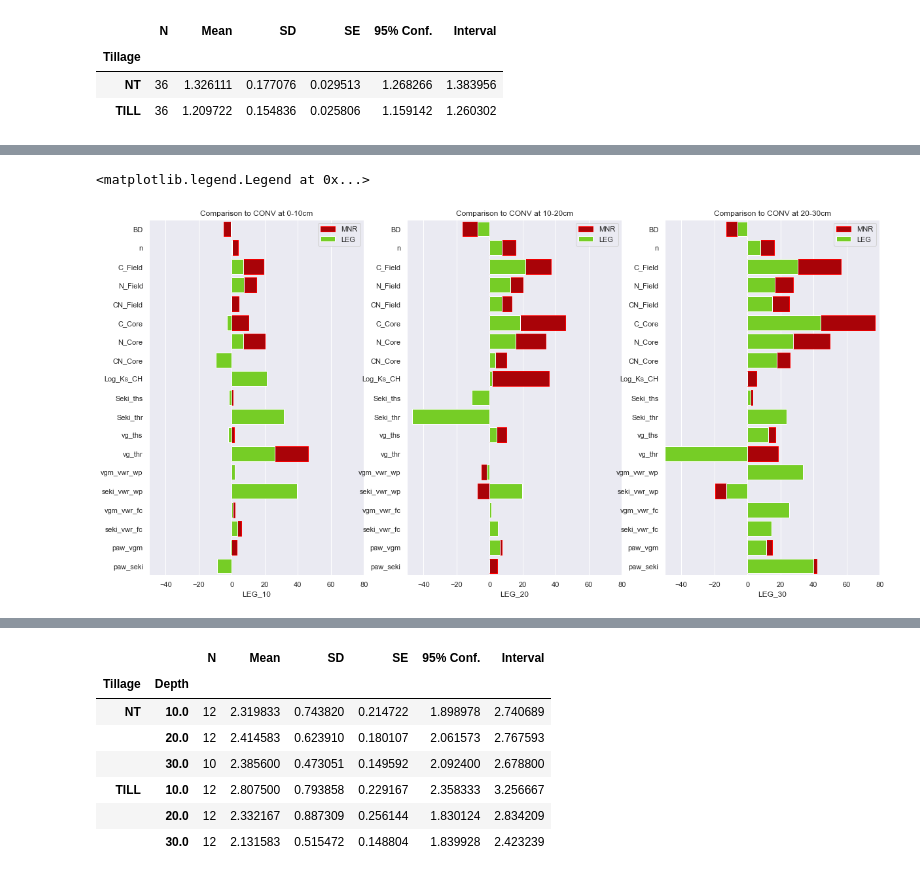
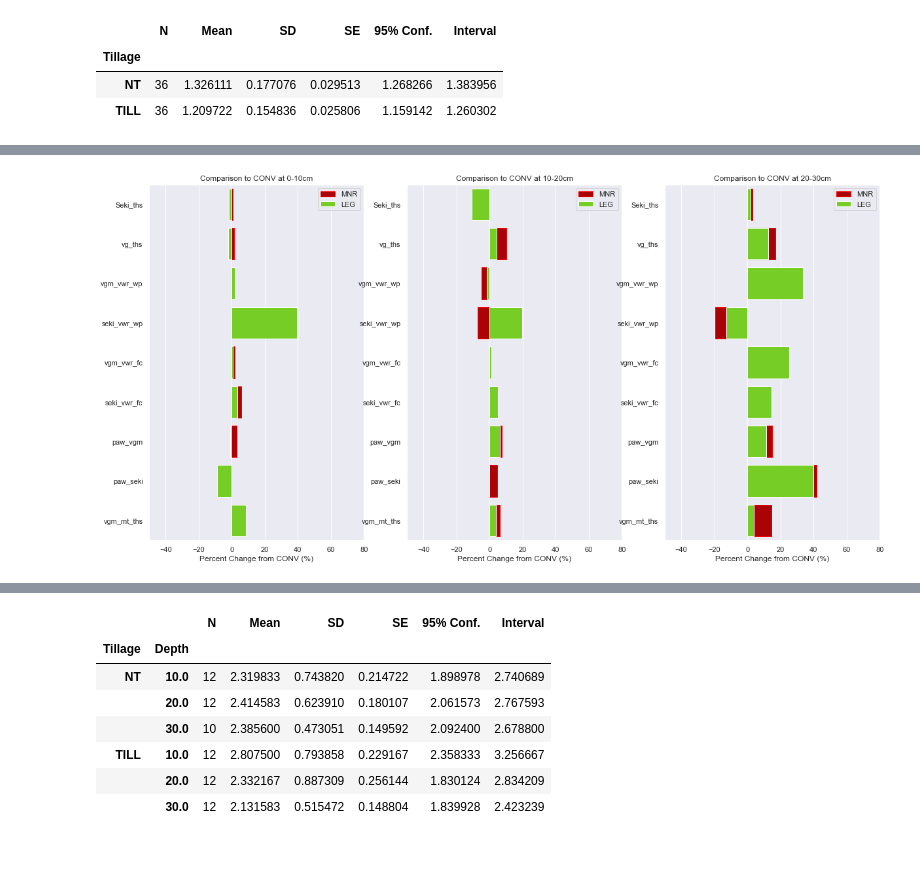
Before and after one commit to alfah13/Thesis_Data_Analysis, a Jupyter notebook: RI_Thesis_CN.ipynb, the cells around one changed output, grey strips where cells are left out. Drawn from its saved outputs; the diff is of its cells as text; code cells hidden in the pictures.

```diff
--- a/RI_Thesis_CN.ipynb
+++ b/RI_Thesis_CN.ipynb
@@ -23,4 +26,4 @@ cd C:\Users\Alfahham\Desktop\pythonproj\PCA
 C:\Users\Alfahham\Desktop\pythonproj\PCA
 # %%
 pwdindex_col = 'True'
-df = pd.read_csv('Consolidated_Data_AA.csv', index_col = 'SampleID')
+df = pd.read_csv('SHC_CONS_060519AA.csv', index_col ='ID')
@@ -80,0 +44,18 @@ nitrogen = sns.boxplot(x=df.Depth, y=df.N_Field, hue = df.Treatment, palette="Se
+# %%
+#SETTING MY OWN COLOR PALLETE HERE
+#THIS WILL BE USED THROUGOUT THIS DOCUMENT
+#**TREATMENT**
+treatmentpallete = [sns.xkcd_rgb['darkish red'], sns.xkcd_rgb['apple green'],sns.xkcd_rgb['azure'] ]
+sns.set_palette(treatmentpallete)
+sns.palplot(sns.color_palette())
+
+#**TRTL**
+trtlpallete = [sns.xkcd_rgb['darkish red'], sns.xkcd_rgb['reddish'], sns.xkcd_rgb['apple green'],
+               sns.xkcd_rgb['lighter green'], sns.xkcd_rgb['azure'], sns.xkcd_rgb['lightblue']]
+sns.set_palette(trtlpallete)
+sns.palplot(sns.color_palette())
+
+#**TILLAGE**
+tillagepallete = [sns.xkcd_rgb['purple'], sns.xkcd_rgb['light purple']]
+sns.set_palette(tillagepallete)
+sns.palplot(sns.color_palette())
@@ -208,10 +427,8 @@ cols = ['BD', 'n',
        'vg_n2', 'vgm_vwr_wp', 'seki_vwr_wp', 'vgm_vwr_fc', 'seki_vwr_fc',
        'paw_vgm', 'paw_seki', 'vgm_mt_ths', 'vgm_mt_thr', 'vgm_mt_loga1',
        'vgm_mt_logn1']
-cols_to_plot = ['BD', 'n', 'C_Field', 'N_Field', 'CN_Field', 'C_Core',
-       'N_Core', 'CN_Core', 'Log_Ks_CH', 'Seki_ths',
-       'Seki_thr', 'vg_ths', 'vg_thr', 'vgm_vwr_wp', 'seki_vwr_wp', 'vgm_vwr_fc', 'seki_vwr_fc',
-       'paw_vgm', 'paw_seki']
+cols_to_plot = ['Seki_ths','vg_ths', 'vgm_vwr_wp', 'seki_vwr_wp', 'vgm_vwr_fc', 'seki_vwr_fc',
+       'paw_vgm', 'paw_seki', 'vgm_mt_ths']
 columns=["LEG_10", "LEG_20", "LEG_30", "MNR_10", "MNR_20", "MNR_30"]
 data = []
 for col in cols:
@@ -250,27 +460,30 @@ dfxx_plot
 # %%
 figure, (ax1, ax2, ax3) = plt.subplots(1, 3, figsize=(20,10))
 
 ax1 = sns.barplot(y = dfxx_plot.index, x = dfxx_plot.MNR_10, facecolor = sns.xkcd_rgb['darkish red'], edgecolor = 'Red', label ='MNR', ax=ax1)
 ax1 = sns.barplot(y = dfxx_plot.index, x = dfxx_plot.LEG_10, facecolor = sns.xkcd_rgb['apple green'], label = 'LEG', ax=ax1)
 ax1.set_xlim(-50,80)
 ax1.set_title('Comparison to CONV at 0-10cm')
+ax1.set_xlabel('Percent Change from CONV (%)')
 ax1.legend()
 
 ax2 = sns.barplot(y = dfxx_plot.index, x = dfxx_plot.MNR_20, facecolor = sns.xkcd_rgb['darkish red'], edgecolor = 'Red', label ='MNR', ax=ax2)
 ax2 = sns.barplot(y = dfxx_plot.index, x = dfxx_plot.LEG_20, facecolor = sns.xkcd_rgb['apple green'], label = 'LEG', ax=ax2)
 ax2.set_xlim(-50,80)
 ax2.set_title('Comparison to CONV at 10-20cm')
+ax2.set_xlabel('Percent Change from CONV (%)')
 ax2.legend()
 
 
 ax3 = sns.barplot(y = dfxx_plot.index, x = dfxx_plot.MNR_30, facecolor = sns.xkcd_rgb['darkish red'], edgecolor = 'Red', label ='MNR', ax=ax3)
 ax3 = sns.barplot(y = dfxx_plot.index, x = dfxx_plot.LEG_30, facecolor = sns.xkcd_rgb['apple green'], label = 'LEG', ax=ax3)
 ax3.set_xlim(-50,80)
 ax3.set_title('Comparison to CONV at 20-30cm')
+ax3.set_xlabel('Percent Change from CONV (%)')
 ax3.legend()
+figure.savefig("comparisonx.png")
 # %% [output]
-<matplotlib.legend.Legend at 0x...>
-[figure, old version]
+[figure, new version]
 # %%
 sns.barplot( x = dfxx.index, y = dfxx.LEGPCTDIFF30, color = 'blue')
 sns.barplot( x = dfxx.index, y = dfxx.MNRPCTDIFF30, color = 'red')
```
Also changed, not shown: parts of 43 cells of this notebook.
